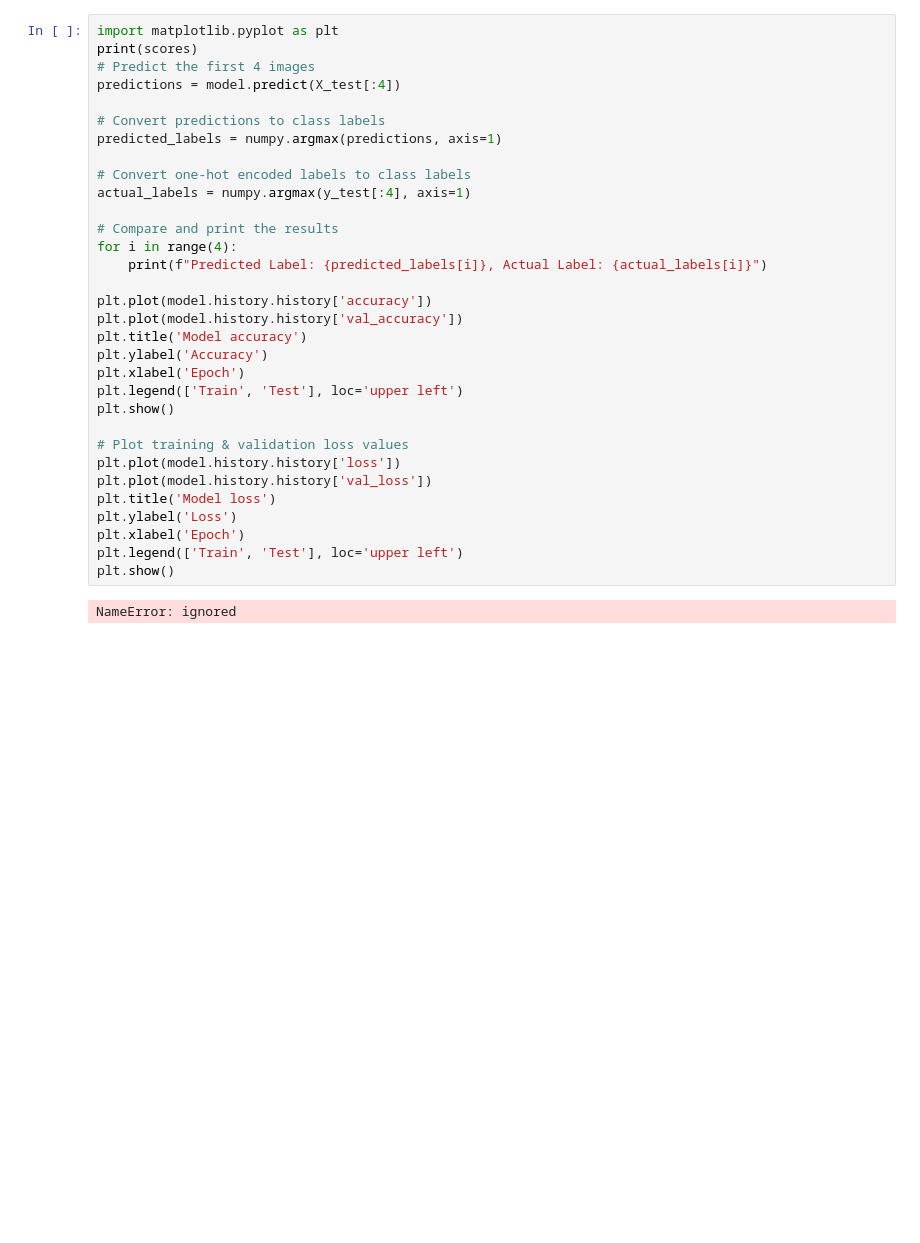
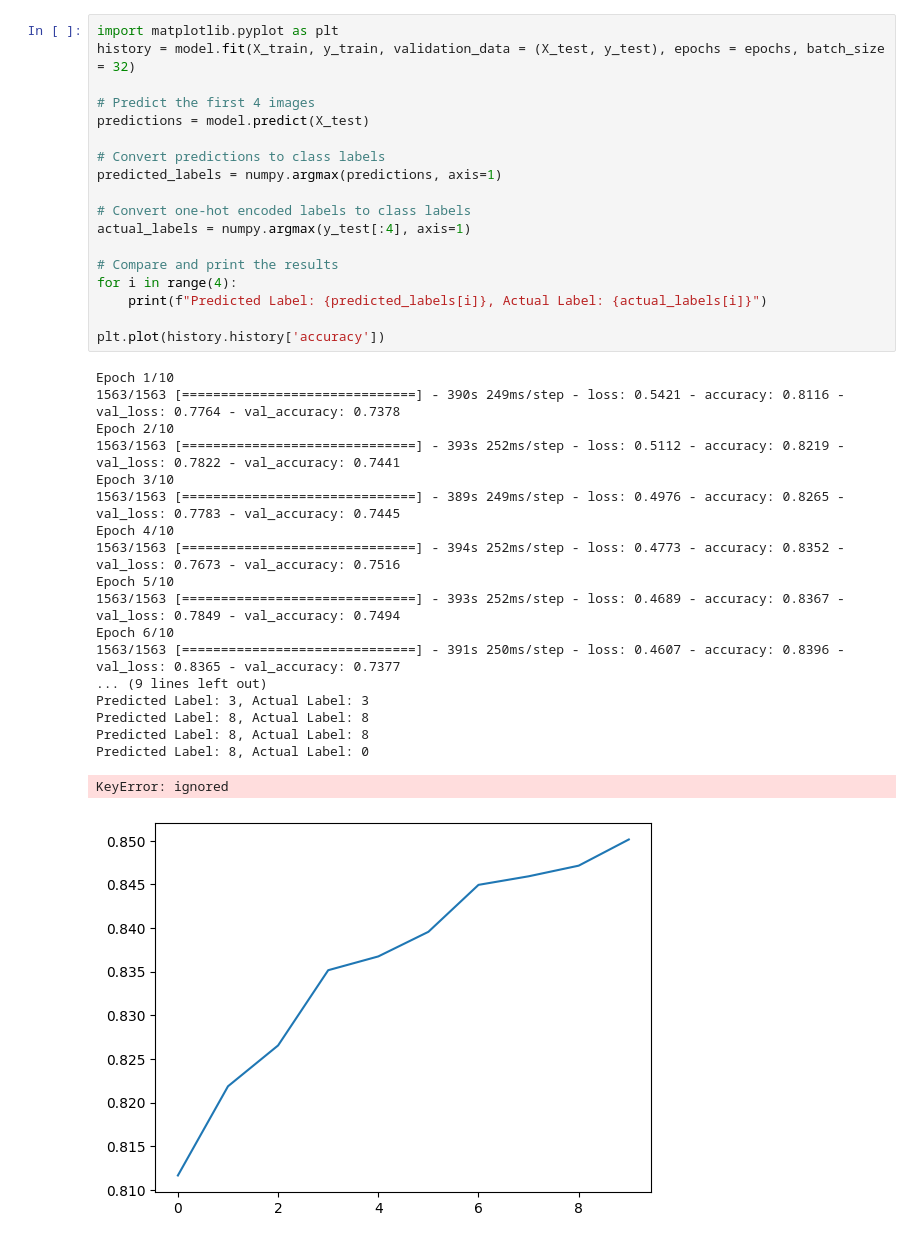
Before and after one commit to Kirknasty54/Jackson_Kirkpatrick_ICP7, a Jupyter notebook: Jackson_Kirkpatrick_ICP7.ipynb, the cells around one changed output. Drawn from its saved outputs; the diff is of its cells as text; blank space fills up the shorter version.

```diff
--- a/Jackson_Kirkpatrick_ICP7.ipynb
+++ b/Jackson_Kirkpatrick_ICP7.ipynb
@@ -121,34 +140,38 @@ print("Accuracy: %.2f%%" % (scores[1]*100))
 # %%
 import matplotlib.pyplot as plt
-print(scores)
+history = model.fit(X_train, y_train, validation_data = (X_test, y_test), epochs = epochs, batch_size = 32)
+
 # Predict the first 4 images
-predictions = model.predict(X_test[:4])
+predictions = model.predict(X_test)
 
 # Convert predictions to class labels
 predicted_labels = numpy.argmax(predictions, axis=1)
 
 # Convert one-hot encoded labels to class labels
 actual_labels = numpy.argmax(y_test[:4], axis=1)
 
 # Compare and print the results
 for i in range(4):
     print(f"Predicted Label: {predicted_labels[i]}, Actual Label: {actual_labels[i]}")
 
-plt.plot(model.history.history['accuracy'])
-plt.plot(model.history.history['val_accuracy'])
-plt.title('Model accuracy')
-plt.ylabel('Accuracy')
-plt.xlabel('Epoch')
-plt.legend(['Train', 'Test'], loc='upper left')
-plt.show()
-
-# Plot training & validation loss values
-plt.plot(model.history.history['loss'])
-plt.plot(model.history.history['val_loss'])
-plt.title('Model loss')
-plt.ylabel('Loss')
-plt.xlabel('Epoch')
-plt.legend(['Train', 'Test'], loc='upper left')
-plt.show()
+plt.plot(history.history['accuracy'])
 # %% [output]
-NameError: ignored
+Epoch 1/10
+1563/1563 [==============================] - 390s 249ms/step - loss: 0.5421 - accuracy: 0.8116 - val_loss: 0.7764 - val_accuracy: 0.7378
+Epoch 2/10
+1563/1563 [==============================] - 393s 252ms/step - loss: 0.5112 - accuracy: 0.8219 - val_loss: 0.7822 - val_accuracy: 0.7441
+Epoch 3/10
+1563/1563 [==============================] - 389s 249ms/step - loss: 0.4976 - accuracy: 0.8265 - val_loss: 0.7783 - val_accuracy: 0.7445
+Epoch 4/10
+1563/1563 [==============================] - 394s 252ms/step - loss: 0.4773 - accuracy: 0.8352 - val_loss: 0.7673 - val_accuracy: 0.7516
+Epoch 5/10
+1563/1563 [==============================] - 393s 252ms/step - loss: 0.4689 - accuracy: 0.8367 - val_loss: 0.7849 - val_accuracy: 0.7494
+Epoch 6/10
+1563/1563 [==============================] - 391s 250ms/step - loss: 0.4607 - accuracy: 0.8396 - val_loss: 0.8365 - val_accuracy: 0.7377
+... (9 lines left out)
+Predicted Label: 3, Actual Label: 3
+Predicted Label: 8, Actual Label: 8
+Predicted Label: 8, Actual Label: 8
+Predicted Label: 8, Actual Label: 0
+KeyError: ignored
+[figure, added]
```
Also changed, not shown: parts of 3 cells of this notebook.
